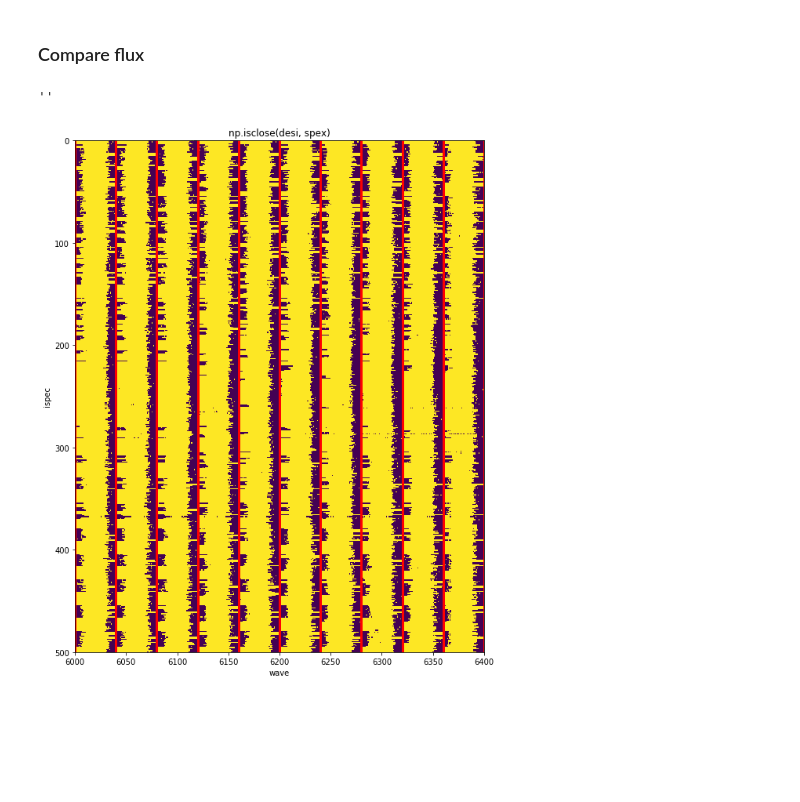
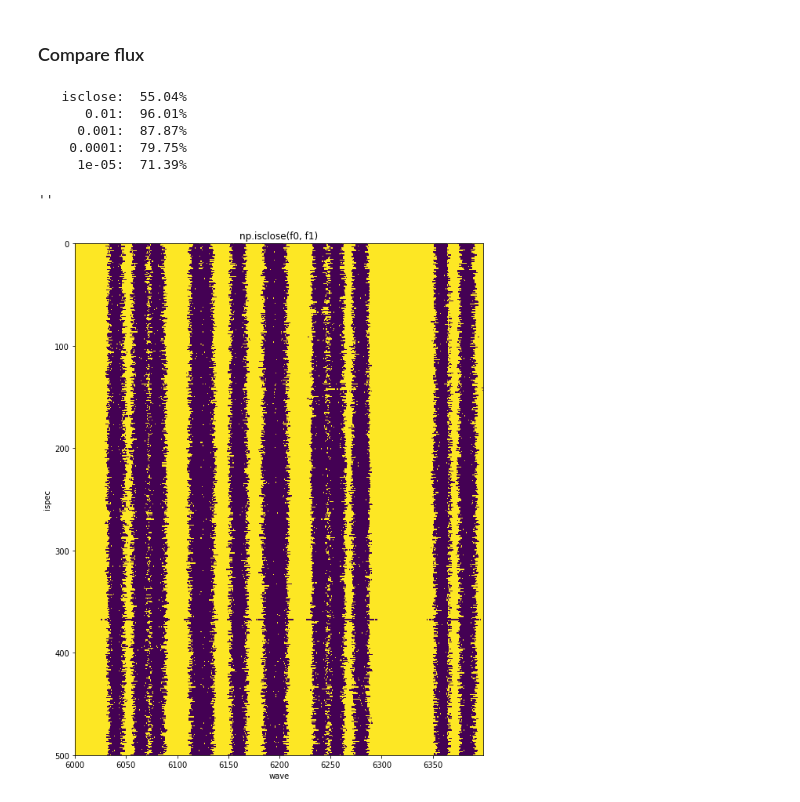
Before and after one commit to desihub/gpu_specter, a Jupyter notebook: nb/CompareFullExtraction.ipynb, the cells around one changed output. Saved outputs shown, nothing was run; the diff lists cells and outputs as text; code cells hidden in the pictures; blank space fills up the shorter version.

```diff
--- a/nb/CompareFullExtraction.ipynb
+++ b/nb/CompareFullExtraction.ipynb
@@ -54,9 +51,20 @@ def read_extract(filename):
         wave=wave,
     )
     return extract
+# %%
+spex_filename = os.path.join(os.environ.get("SCRATCH"), 'spex.fits')
+desi_filename = os.path.join(os.environ.get("SCRATCH"), 'desi_extract.fits')
+
+# time srun -n 32 -c 2 spex --debug --mpi -w 6000.0,6399.2,0.8 -i $basedir/preproc/20200219/00051060/preproc-r0-00051060.fits -p $basedir/exposures/20200219/00051060/psf-r0-00051060.fits -o $SCRATCH/spex_wavestep80.fits --nwavestep 80
+spex_wavestep80_filename = os.path.join(os.environ.get("SCRATCH"), 'spex_wavestep80.fits')
+# time srun -n 32 -c 2 desi_extract_spectra --mpi -w 6000.0,6399.2,0.8 -i $basedir/preproc/20200219/00051060/preproc-r0-00051060.fits -p $basedir/exposures/20200219/00051060/psf-r0-00051060.fits -o $SCRATCH/desi_extract_wavestep80.fits --nwavestep 80
+desi_wavestep80_filename = os.path.join(os.environ.get("SCRATCH"), 'desi_extract_wavestep80.fits')
 # %%
 spex = read_extract(spex_filename)
 desi = read_extract(desi_filename)
+
+spex_wavestep80 = read_extract(spex_wavestep80_filename)
+desi_wavestep80 = read_extract(desi_wavestep80_filename)
 # %% [markdown]
 ## Compare samples
 # %% [markdown]
@@ -87,3 +95,9 @@ nspec = spex['flux'].shape[0]
 wave = spex['wave']
 wmin, wmax = wave[0], wave[-1]
 nwave = len(wave)
+# %%
+f0 = desi_wavestep80
+f1 = desi
+
+isclose = np.isclose(f0['flux'], f1['flux'])
+diff = (f1['flux'] - f0['flux']) / np.sqrt(1.0/f1['ivar'] + 1.0/f0['ivar'])
@@ -90,17 +117,27 @@ nwave = len(wave)
+# %%
+summary(isclose, diff)
+# %% [output]
+   isclose:  55.04%
+      0.01:  96.01%
+     0.001:  87.87%
+    0.0001:  79.75%
+     1e-05:  71.39%
 # %%
 fig, ax = plt.subplots(figsize=(12, 12))
 extent = [wmin, wmax, nspec, 0]
 im = ax.imshow(
-    np.isclose(desi['flux'], spex['flux']),
+    isclose,
     extent=extent,
     interpolation='none',
 )
 # Draw red vertical lines at patch wavelength boundary
-ax.vlines(np.arange(wmin, wmax, nwavestep*dw), 0, nspec, color='red', lw=3)
+# ax.vlines(np.arange(wmin, wmax, 50*dw), 0, nspec, color='red', lw=3)
+# ax.vlines(np.arange(wmin, wmax, 80*dw), 0, nspec, color='blue', lw=3)
+
 ax.set_ylabel('ispec')
 ax.set_xlabel('wave')
-ax.set_title('np.isclose(desi, spex)')
+ax.set_title('np.isclose(f0, f1)')
 ;
 # %% [output]
 ''
-[figure, old version]
+[figure, new version]
```
Also changed, not shown: parts of 8 cells of this notebook.
